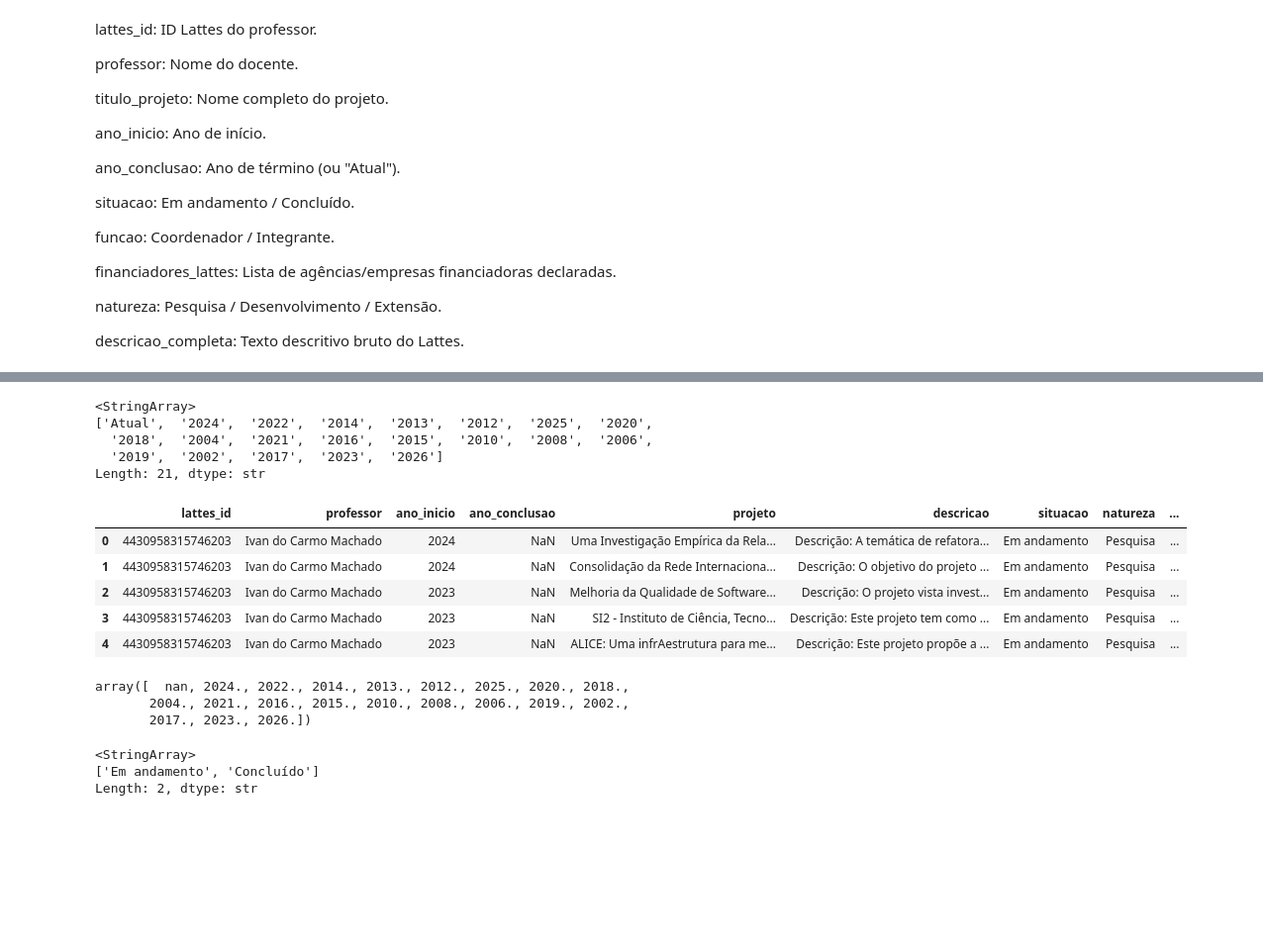
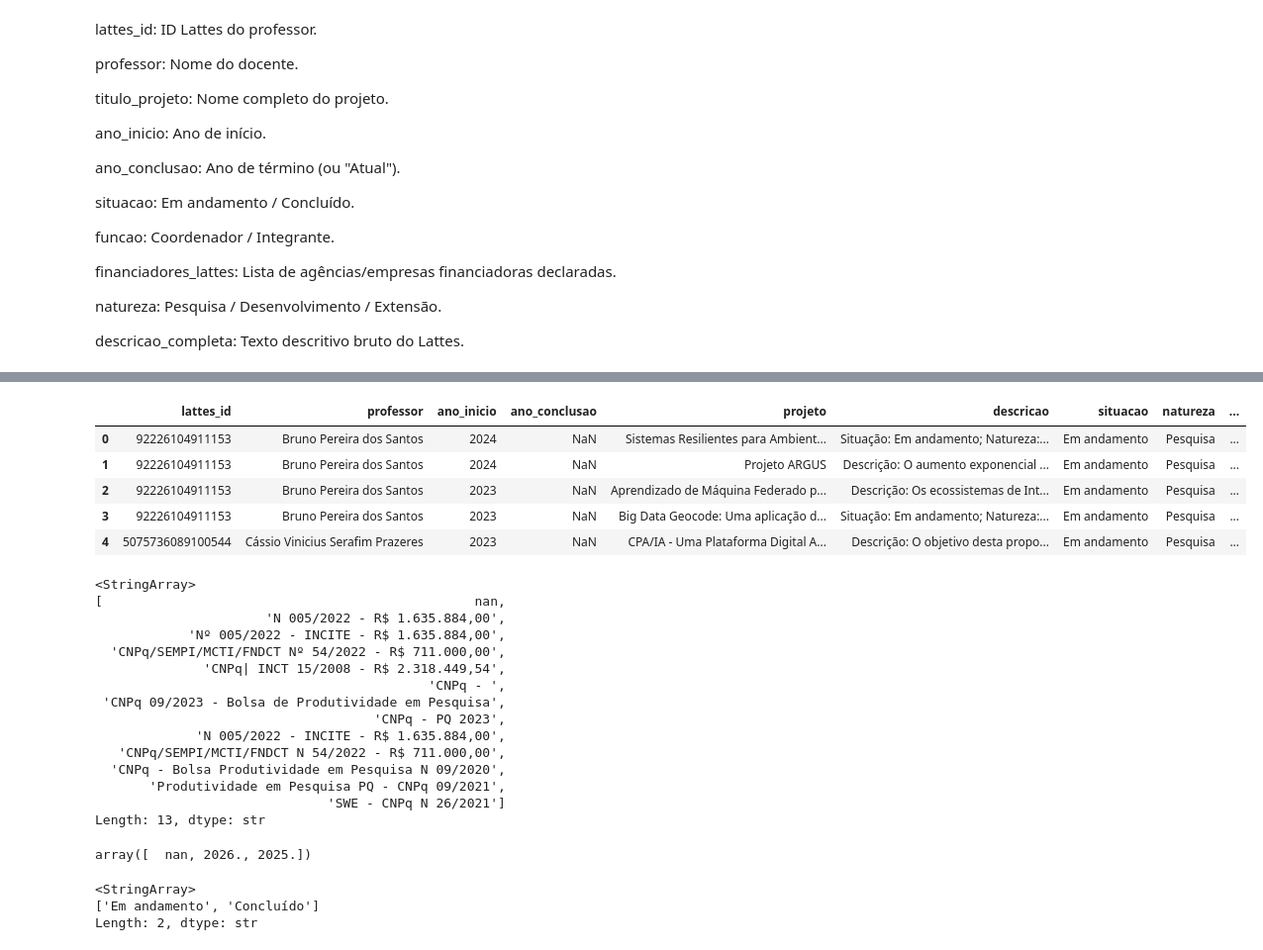
Before and after one commit to fernandanlisboa/analysing_lattes_projects, a Jupyter notebook: extraction.ipynb, the cells around one changed output, grey strips where cells are left out. Shown at 99% size. Drawn from its saved outputs; the diff is of its cells as text; code cells hidden in the pictures; blank space fills up the shorter version.

```diff
--- a/extraction.ipynb
+++ b/extraction.ipynb
@@ -113,26 +281,33 @@ df.head()
-# %%
-df["ano_conclusao"].unique()
-# %% [output]
-<StringArray>
-['Atual',  '2024',  '2022',  '2014',  '2013',  '2012',  '2025',  '2020',
-  '2018',  '2004',  '2021',  '2016',  '2015',  '2010',  '2008',  '2006',
-  '2019',  '2002',  '2017',  '2023',  '2026']
-Length: 21, dtype: str
-# %%
-df["ano_conclusao"] = np.where(df["ano_conclusao"] == "Atual", np.nan, df["ano_conclusao"])
-df["ano_conclusao"] = pd.to_numeric(df["ano_conclusao"])
-df.head()
-# %% [output]
-|  | lattes_id | professor | ano_inicio | ano_conclusao | projeto | descricao | situacao | natureza | ... |
-| 0 | 4430958315746203 | Ivan do Carmo Machado | 2024 | NaN | Uma Investigação Empírica da Rela... | Descrição: A temática de refatora... | Em andamento | Pesquisa | ... |
-| 1 | 4430958315746203 | Ivan do Carmo Machado | 2024 | NaN | Consolidação da Rede Internaciona... | Descrição: O objetivo do projeto ... | Em andamento | Pesquisa | ... |
-| 2 | 4430958315746203 | Ivan do Carmo Machado | 2023 | NaN | Melhoria da Qualidade de Software... | Descrição: O projeto vista invest... | Em andamento | Pesquisa | ... |
-| 3 | 4430958315746203 | Ivan do Carmo Machado | 2023 | NaN | SI2 - Instituto de Ciência, Tecno... | Descrição: Este projeto tem como ... | Em andamento | Pesquisa | ... |
-| 4 | 4430958315746203 | Ivan do Carmo Machado | 2023 | NaN | ALICE: Uma infrAestrutura para me... | Descrição: Este projeto propõe a ... | Em andamento | Pesquisa | ... |
+# %%
+both_df[["edital"]] = both_df['projeto'].apply(extrair_metadados_projeto)
+both_df.head()
+# %% [output]
+|  | lattes_id | professor | ano_inicio | ano_conclusao | projeto | descricao | situacao | natureza | ... |
+| 0 | 92226104911153 | Bruno Pereira dos Santos | 2024 | NaN | Sistemas Resilientes para Ambient... | Situação: Em andamento; Natureza:... | Em andamento | Pesquisa | ... |
+| 1 | 92226104911153 | Bruno Pereira dos Santos | 2024 | NaN | Projeto ARGUS | Descrição: O aumento exponencial ... | Em andamento | Pesquisa | ... |
+| 2 | 92226104911153 | Bruno Pereira dos Santos | 2023 | NaN | Aprendizado de Máquina Federado p... | Descrição: Os ecossistemas de Int... | Em andamento | Pesquisa | ... |
+| 3 | 92226104911153 | Bruno Pereira dos Santos | 2023 | NaN | Big Data Geocode: Uma aplicação d... | Situação: Em andamento; Natureza:... | Em andamento | Pesquisa | ... |
+| 4 | 5075736089100544 | Cássio Vinicius Serafim Prazeres | 2023 | NaN | CPA/IA - Uma Plataforma Digital A... | Descrição: O objetivo desta propo... | Em andamento | Pesquisa | ... |
+# %%
+both_df["edital"].unique()
+# %% [output]
+<StringArray>
+[                                                nan,
+                      'N 005/2022 - R$ 1.635.884,00',
+            'Nº 005/2022 - INCITE - R$ 1.635.884,00',
+  'CNPq/SEMPI/MCTI/FNDCT Nº 54/2022 - R$ 711.000,00',
+              'CNPq| INCT 15/2008 - R$ 2.318.449,54',
+                                           'CNPq - ',
+ 'CNPq 09/2023 - Bolsa de Produtividade em Pesquisa',
+                                    'CNPq - PQ 2023',
+             'N 005/2022 - INCITE - R$ 1.635.884,00',
+   'CNPq/SEMPI/MCTI/FNDCT N 54/2022 - R$ 711.000,00',
+  'CNPq - Bolsa Produtividade em Pesquisa N 09/2020',
+       'Produtividade em Pesquisa PQ - CNPq 09/2021',
+                              'SWE - CNPq N 26/2021']
+Length: 13, dtype: str
 # %%
-df["ano_conclusao"].unique()
+both_df["ano_conclusao"].unique()
 # %% [output]
-array([  nan, 2024., 2022., 2014., 2013., 2012., 2025., 2020., 2018.,
-       2004., 2021., 2016., 2015., 2010., 2008., 2006., 2019., 2002.,
-       2017., 2023., 2026.])
+array([  nan, 2026., 2025.])
 # %%
```
Also changed, not shown: parts of 42 cells of this notebook, 2 other files.
